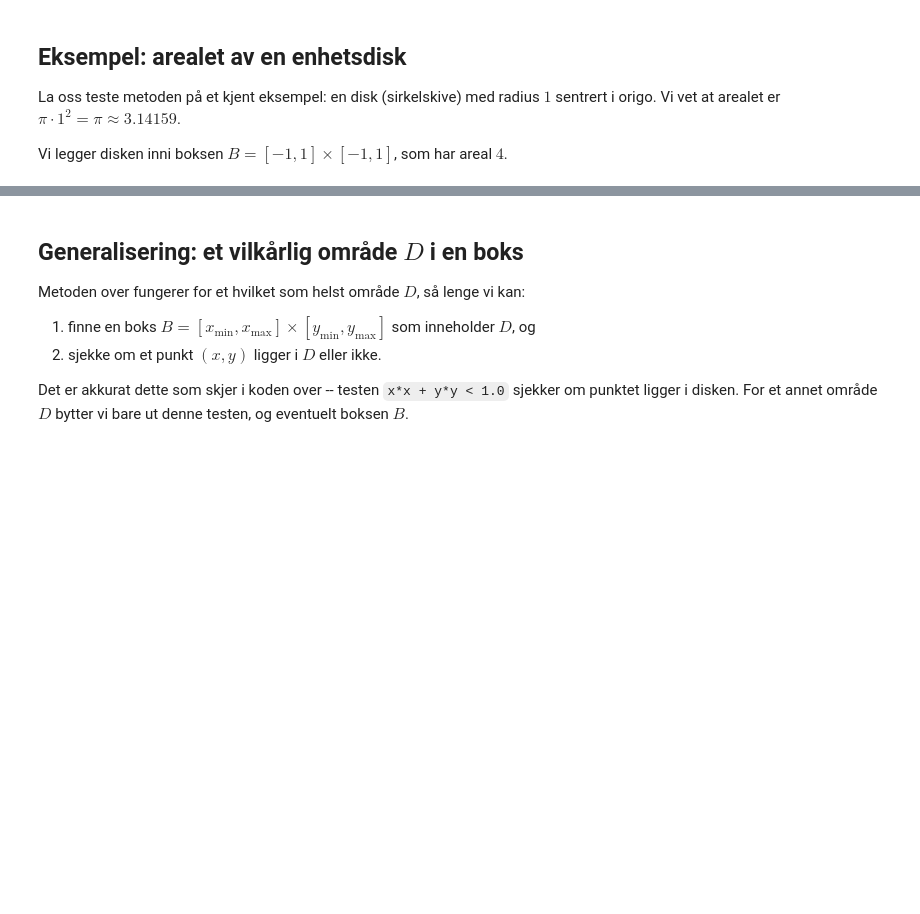
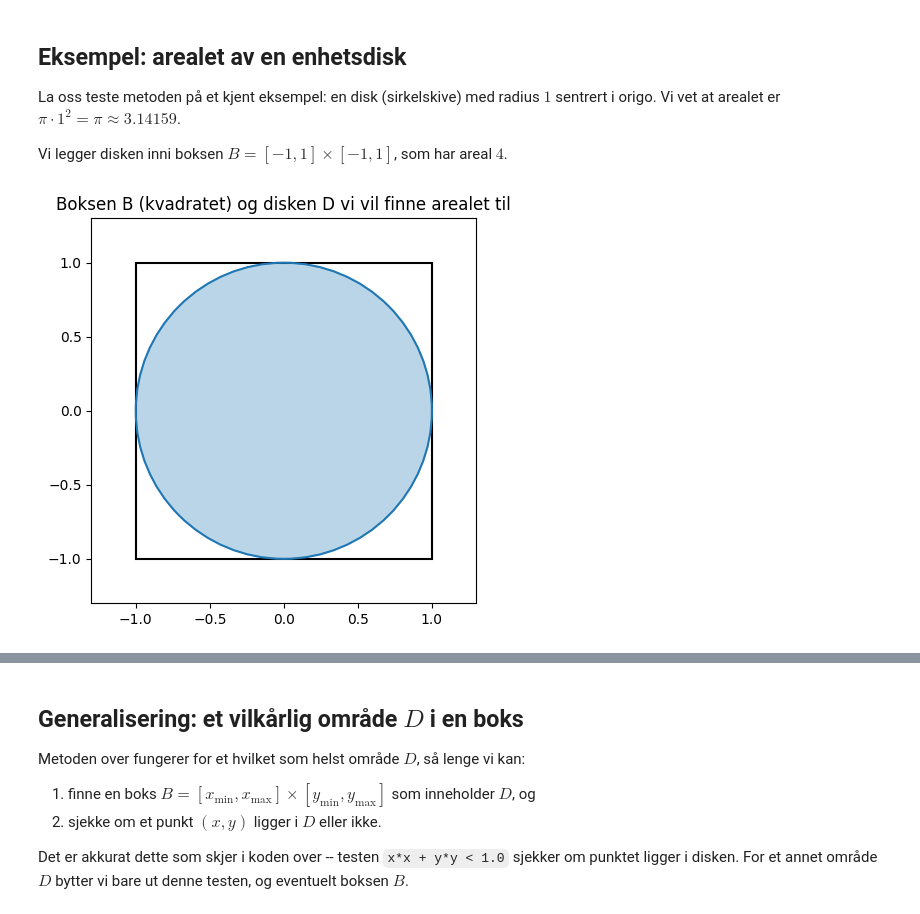
Before and after one commit to kosmoben/IMAA3012_TeachingMaterial, a Jupyter notebook: F4_Integrasjon_MonteCarlo.ipynb, the cells around one changed output, grey strips where cells are left out. Saved outputs shown, nothing was run; the diff lists cells and outputs as text; code cells hidden in the pictures; blank space fills up the shorter version.

```diff
--- a/F4_Integrasjon_MonteCarlo.ipynb
+++ b/F4_Integrasjon_MonteCarlo.ipynb
@@ -22,4 +22,24 @@ Jo flere punkter vi bruker, jo bedre blir estimatet -- men det koster mer regnet
 La oss teste metoden på et kjent eksempel: en disk (sirkelskive) med radius $1$ sentrert i origo. Vi vet at arealet er $\pi \cdot 1^2 = \pi \approx 3.14159$.
 
 Vi legger disken inni boksen $B=[-1,1]\times[-1,1]$, som har areal $4$.
+# %%
+%matplotlib inline
+import matplotlib.pyplot as plt
+
+fig, ax = plt.subplots(figsize=(5,5))
+
+# Boksen B = [-1,1] x [-1,1]
+ax.add_patch(plt.Rectangle((-1,-1), 2, 2, fill=False, color="black", linewidth=1.5))
+
+# Enhetsdisken D: x^2 + y^2 <= 1
+ax.add_patch(plt.Circle((0,0), 1, fill=True, color="tab:blue", alpha=0.3))
+ax.add_patch(plt.Circle((0,0), 1, fill=False, color="tab:blue", linewidth=1.5))
+
+ax.set_xlim(-1.3, 1.3)
+ax.set_ylim(-1.3, 1.3)
+ax.set_aspect('equal')
+ax.set_title("Boksen B (kvadratet) og disken D vi vil finne arealet til")
+plt.show()
+# %% [output]
+[figure, added]
 # %%
```
Also changed, not shown: parts of 3 cells of this notebook, 1 other file.
